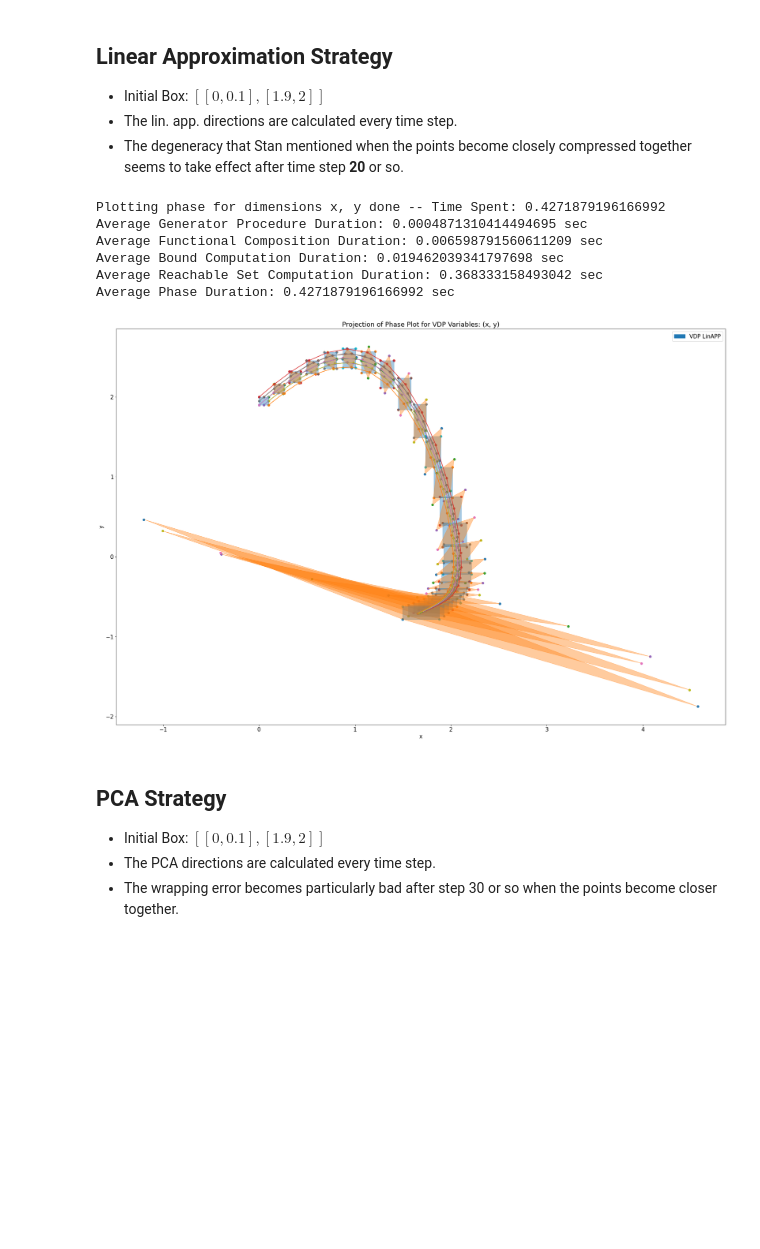
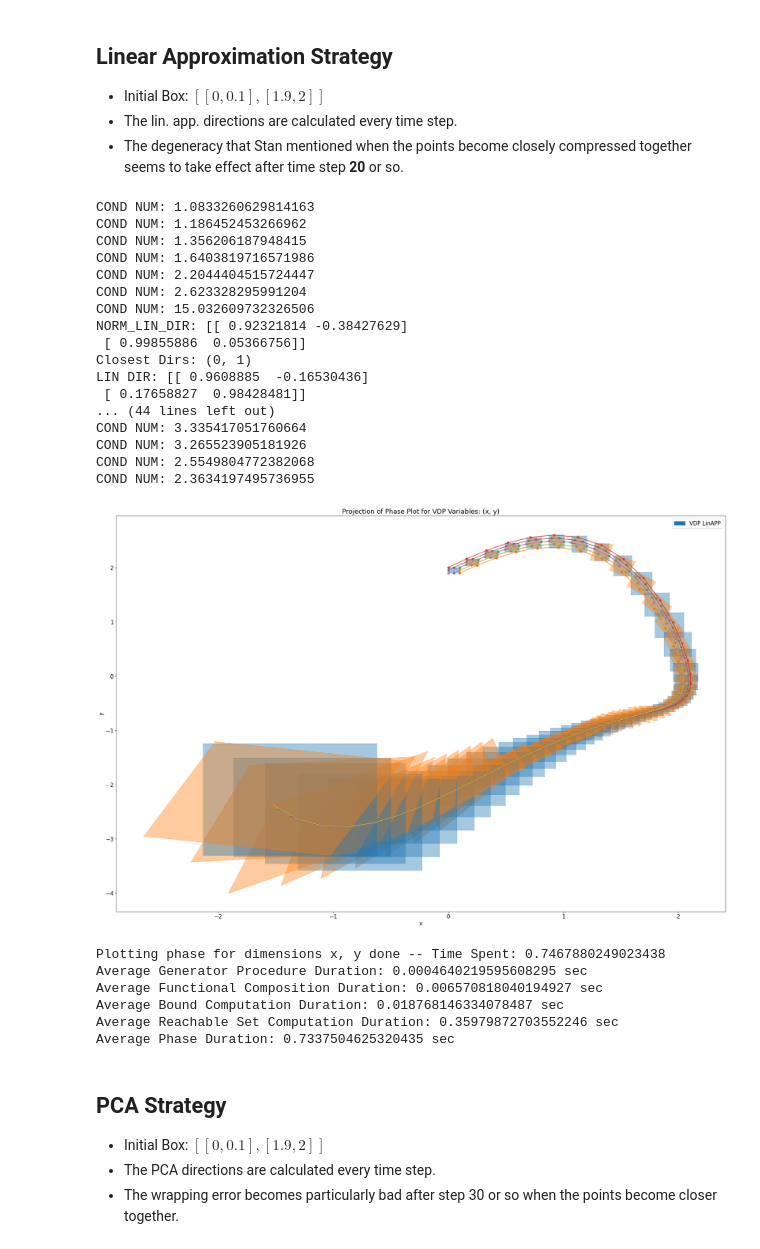
Before and after one commit to Tarheel-Formal-Methods/kaa-dynamic, a Jupyter notebook: pca-linapp-temp-demo.ipynb, the cells around one changed output. Drawn from its saved outputs; the diff is of its cells as text; code cells hidden in the pictures; blank space fills up the shorter version.

```diff
--- a/pca-linapp-temp-demo.ipynb
+++ b/pca-linapp-temp-demo.ipynb
@@ -167,36 +163,53 @@ Timer.generate_stats()
 * The lin. app. directions are calculated every time step.
 * The degeneracy that Stan mentioned when the points become closely compressed together seems to take effect after time step **20** or so.
 # %%
-NUM_STEPS = 25
+NUM_STEPS = 50
 VDP_LIN_ITER_STEPS = 1 #Number of steps between each recomputation of LinApp Templates.
 
 unit_model = VanDerPol_UnitBox(delta=0.08)
 unit_mod_reach = ReachSet(unit_model)
 
 lin_strat = LinStrat(unit_model, iter_steps=VDP_LIN_ITER_STEPS)
 mod_lin_flow = unit_mod_reach.computeReachSet(NUM_STEPS, tempstrat=lin_strat)
 
 points = [[0,1.90], [0.1, 1.90], [0.1,2], [0,2], [0.05,1.9], [0.05,2], [0,1.9],  [0,1.95], [0.1,1.95]]
 trajs = [Traj(unit_model, point, NUM_STEPS) for point in points]
 
 vdp_plot = Plot()
 vdp_plot.add(mod_lin_flow, "VDP LinAPP")
 
 'Add trajectories'
 for traj in trajs:
     vdp_plot.add(traj)
 
 vdp_plot.plot2DPhase(0,1, separate=True, plotvertices=True)
 
 Timer.generate_stats()
 # %% [output]
-Plotting phase for dimensions x, y done -- Time Spent: 0.4271879196166992
-Average Generator Procedure Duration: 0.0004871310414494695 sec
-Average Functional Composition Duration: 0.006598791560611209 sec
-Average Bound Computation Duration: 0.019462039341797698 sec
-Average Reachable Set Computation Duration: 0.368333158493042 sec
-Average Phase Duration: 0.4271879196166992 sec
+COND NUM: 1.0833260629814163
+COND NUM: 1.186452453266962
+COND NUM: 1.356206187948415
+COND NUM: 1.6403819716571986
+COND NUM: 2.2044404515724447
+COND NUM: 2.623328295991204
+COND NUM: 15.032609732326506
+NORM_LIN_DIR: [[ 0.92321814 -0.38427629]
+ [ 0.99855886  0.05366756]]
+Closest Dirs: (0, 1)
+LIN DIR: [[ 0.9608885  -0.16530436]
+ [ 0.17658827  0.98428481]]
+... (44 lines left out)
+COND NUM: 3.335417051760664
+COND NUM: 3.265523905181926
+COND NUM: 2.5549804772382068
+COND NUM: 2.3634197495736955
-[figure, old version]
+[figure, new version]
+Plotting phase for dimensions x, y done -- Time Spent: 0.7467880249023438
+Average Generator Procedure Duration: 0.0004640219595608295 sec
+Average Functional Composition Duration: 0.006570818040194927 sec
+Average Bound Computation Duration: 0.018768146334078487 sec
+Average Reachable Set Computation Duration: 0.35979872703552246 sec
+Average Phase Duration: 0.7337504625320435 sec
 # %% [markdown]
 ## PCA Strategy
 
```
Also changed, not shown: parts of 9 cells of this notebook, 5 other files.
